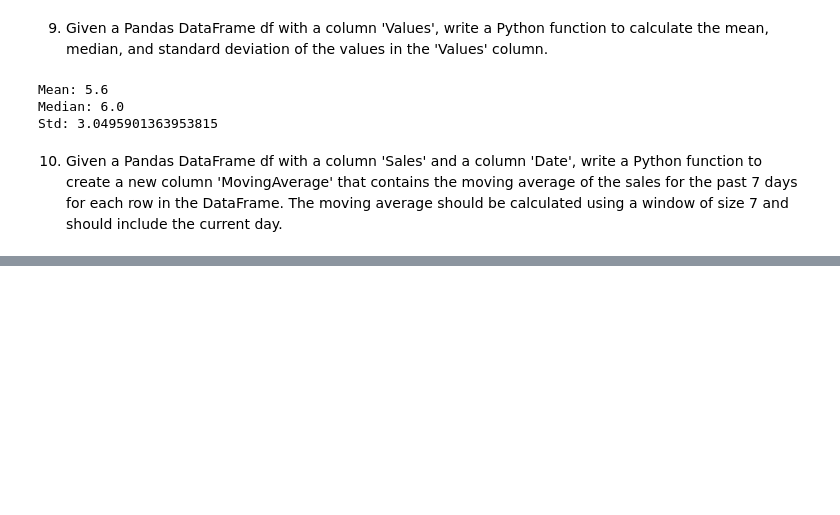
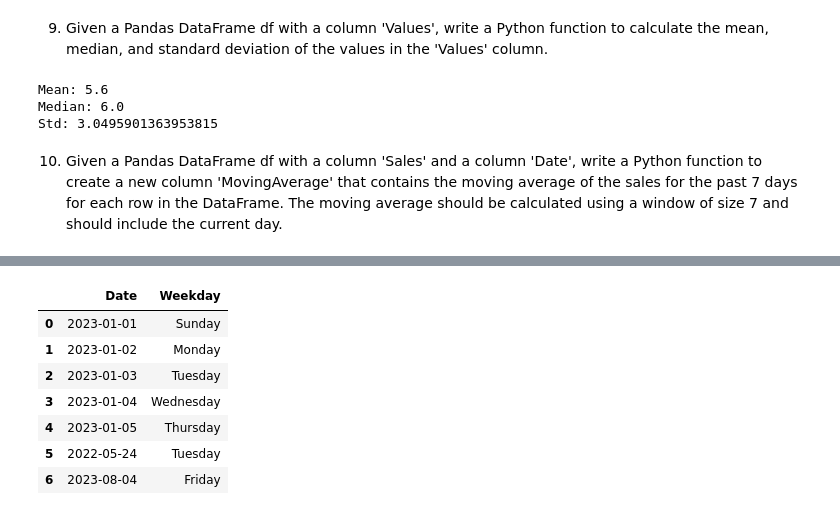
Before and after one commit to jesoto/Data_science_masters_pw, a Jupyter notebook: Class_material/24thFebs/Assingment.ipynb, the cells around one changed output, grey strips where cells are left out. Saved outputs shown, nothing was run; the diff lists cells and outputs as text; code cells hidden in the pictures; blank space fills up the shorter version.

```diff
--- a/Class_material/24thFebs/Assingment.ipynb
+++ b/Class_material/24thFebs/Assingment.ipynb
@@ -249,0 +254,4 @@ def add_moving_average(df):
+# %%
+fechas = {'Date': ['2023-01-01','2023-01-02','2023-01-03','2023-01-04','2023-01-05','2022-05-24','2023-08-04']}
+datos3 = pd.DataFrame(fechas)
+datos3
@@ -249,0 +267,20 @@ def add_moving_average(df):
+# %%
+def add_weekday(df):
+    # Convert the 'Date' column to a datetime object
+    df['Date'] = pd.to_datetime(df['Date'])
+
+    # Extract the weekday name from the 'Date' column and add it as a new column
+    df['Weekday'] = df['Date'].dt.day_name()
+
+    return df
+# %%
+add_weekday(datos3)
+# %% [output]
+|  | Date | Weekday |
+| 0 | 2023-01-01 | Sunday |
+| 1 | 2023-01-02 | Monday |
+| 2 | 2023-01-03 | Tuesday |
+| 3 | 2023-01-04 | Wednesday |
+| 4 | 2023-01-05 | Thursday |
+| 5 | 2022-05-24 | Tuesday |
+| 6 | 2023-08-04 | Friday |
```
Also changed, not shown: parts of 6 cells of this notebook.
